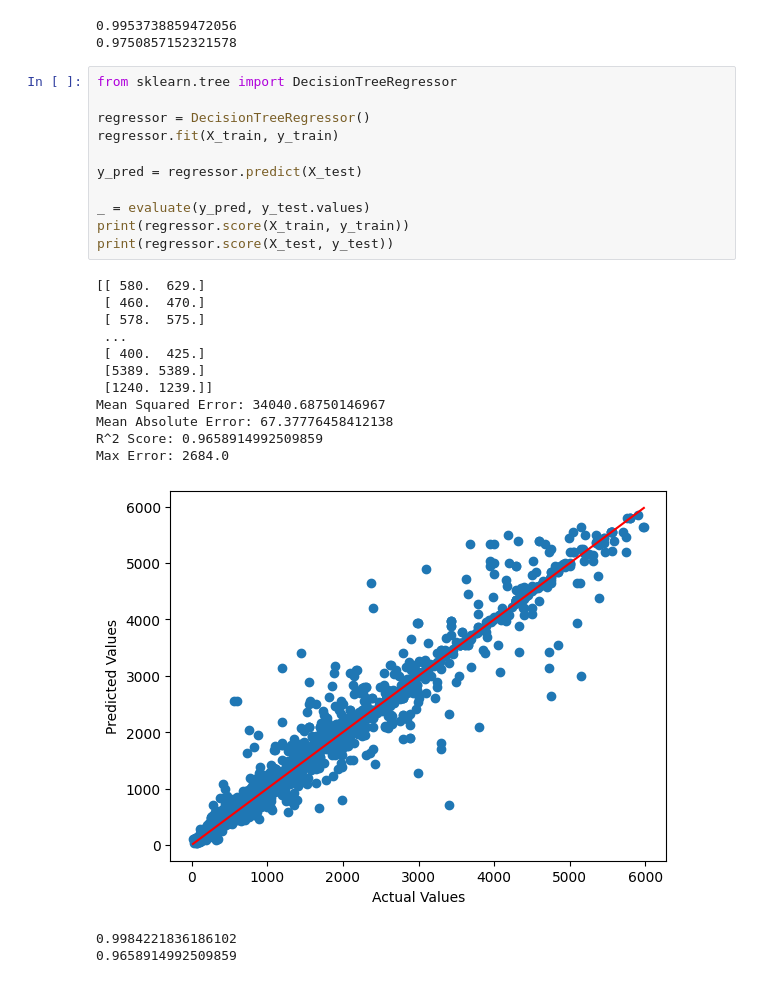
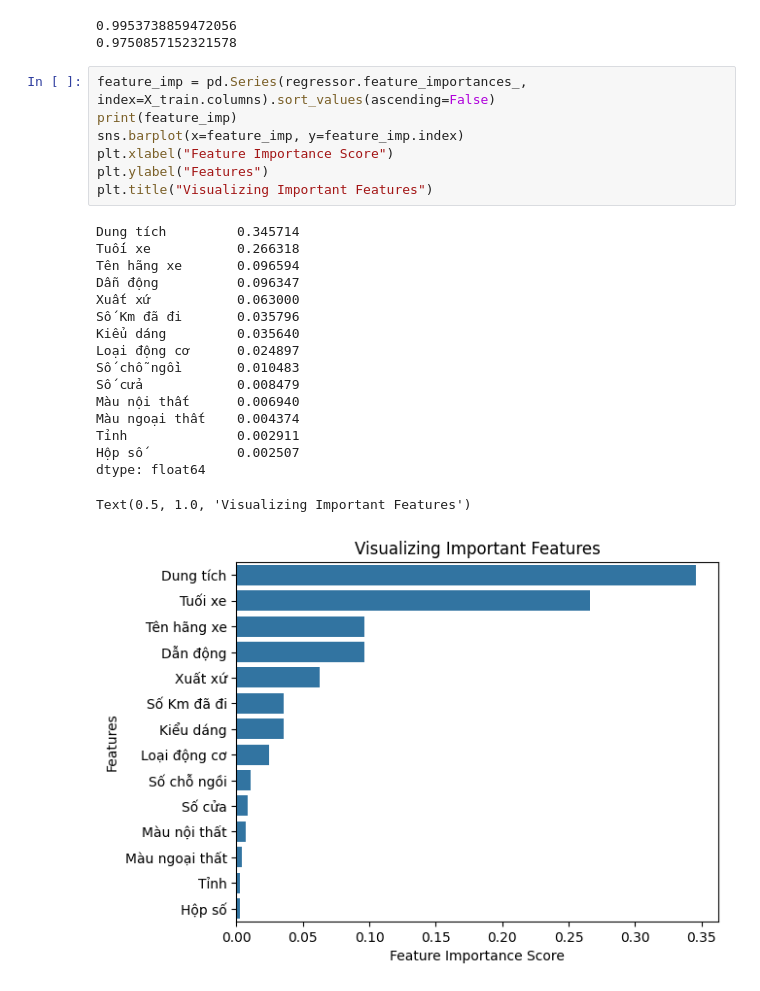
Before and after one commit to quangster/ML-project, a Jupyter notebook: train_model.ipynb, the cells around one changed output. Cells and saved outputs as stored; diff of their text form.

```diff
--- a/train_model.ipynb
+++ b/train_model.ipynb
@@ -642,29 +668,28 @@ Max Error: 2074.435
 [figure]
 0.9953738859472056
 0.9750857152321578
-# %%
-from sklearn.tree import DecisionTreeRegressor
-
-regressor = DecisionTreeRegressor()
-regressor.fit(X_train, y_train)
-
-y_pred = regressor.predict(X_test)
-
-_ = evaluate(y_pred, y_test.values)
-print(regressor.score(X_train, y_train))
-print(regressor.score(X_test, y_test))
-# %% [output]
-[[ 580.  629.]
- [ 460.  470.]
- [ 578.  575.]
- ...
- [ 400.  425.]
- [5389. 5389.]
- [1240. 1239.]]
-Mean Squared Error: 34040.68750146967
-Mean Absolute Error: 67.37776458412138
-R^2 Score: 0.9658914992509859
-Max Error: 2684.0
-[figure, removed]
-0.9984221836186102
-0.9658914992509859
+# %%
+feature_imp = pd.Series(regressor.feature_importances_, index=X_train.columns).sort_values(ascending=False)
+print(feature_imp)
+sns.barplot(x=feature_imp, y=feature_imp.index)
+plt.xlabel("Feature Importance Score")
+plt.ylabel("Features")
+plt.title("Visualizing Important Features")
+# %% [output]
+Dung tích         0.345714
+Tuối xe           0.266318
+Tên hãng xe       0.096594
+Dẫn động          0.096347
+Xuất xứ           0.063000
+Số Km đã đi       0.035796
+Kiểu dáng         0.035640
+Loại động cơ      0.024897
+Số chỗ ngồi       0.010483
+Số cửa            0.008479
+Màu nội thất      0.006940
+Màu ngoại thất    0.004374
+Tỉnh              0.002911
+Hộp số            0.002507
+dtype: float64
+Text(0.5, 1.0, 'Visualizing Important Features')
+[figure, added]
```
Also changed, not shown: parts of 18 cells of this notebook.
